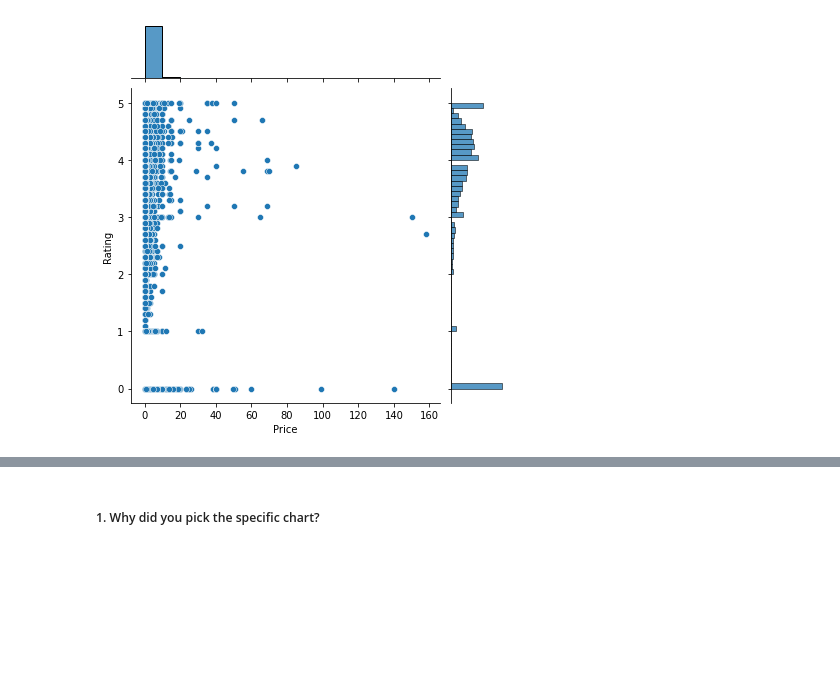
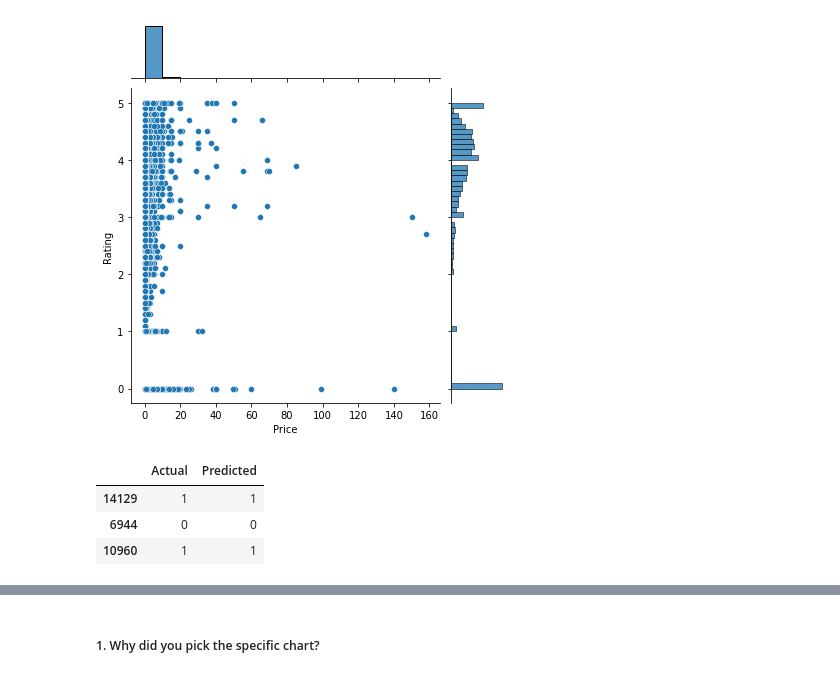
Before and after one commit to v1git12/Capstone-Project-3-Android-Authenticity-Prediction-, a Jupyter notebook: Android_Authenticity_Prediction.ipynb, the cells around one changed output, grey strips where cells are left out. Drawn from its saved outputs; the diff is of its cells as text; code cells hidden in the pictures; blank space fills up the shorter version.

```diff
--- a/Android_Authenticity_Prediction.ipynb
+++ b/Android_Authenticity_Prediction.ipynb
@@ -1172,6 +1172,13 @@ sns.jointplot(x = df["Price"], y = df["Rating"])
 plt.show()
 # %% [output]
 [figure]
+# %%
+df.head(3)
+# %% [output]
+|  | Actual | Predicted |
+| 14129 | 1 | 1 |
+| 6944 | 0 | 0 |
+| 10960 | 1 | 1 |
 # %%
 # Graph - 2
 # Print the total number of average rating
```
Also changed, not shown: parts of 6 cells of this notebook.
